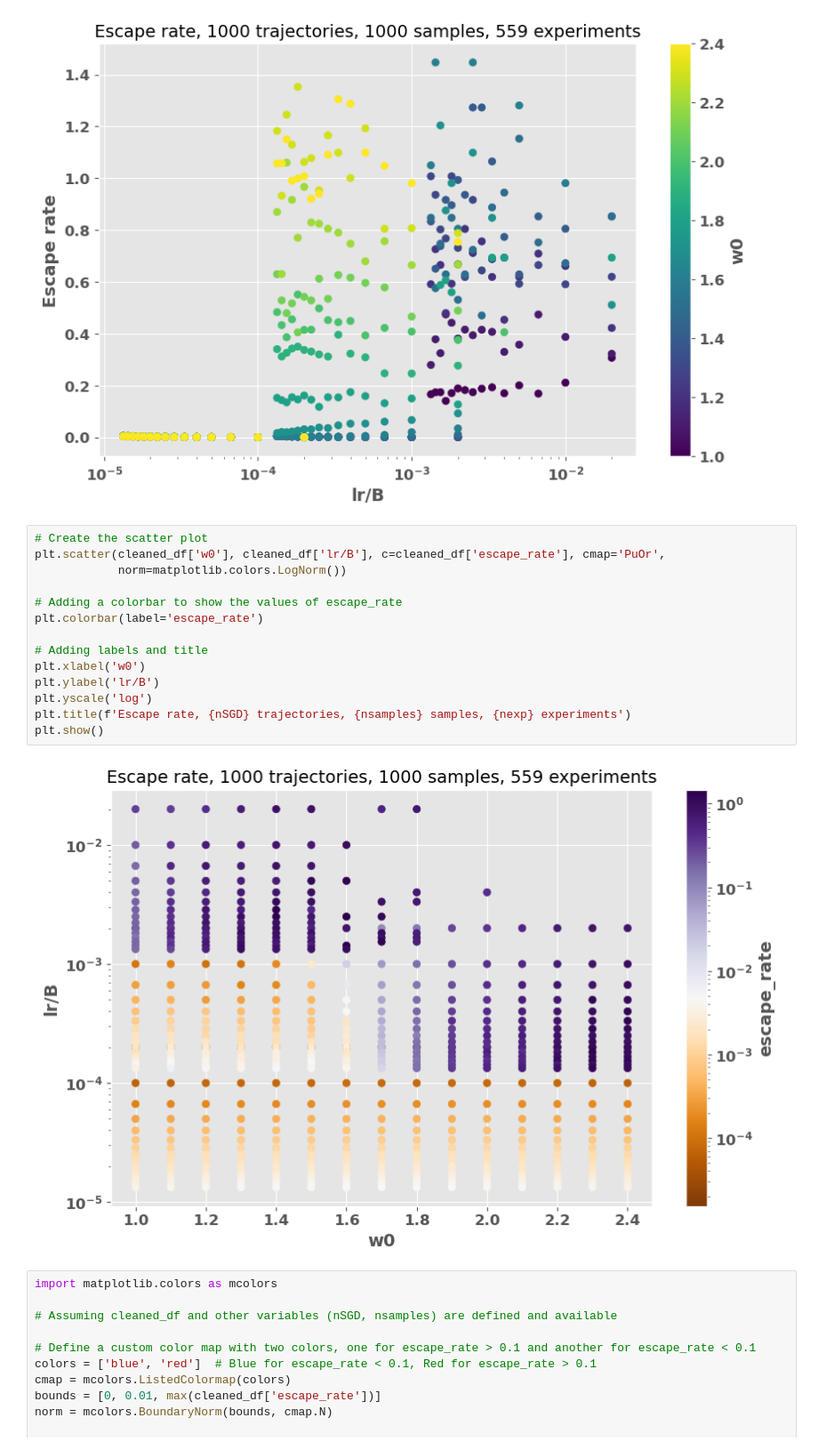
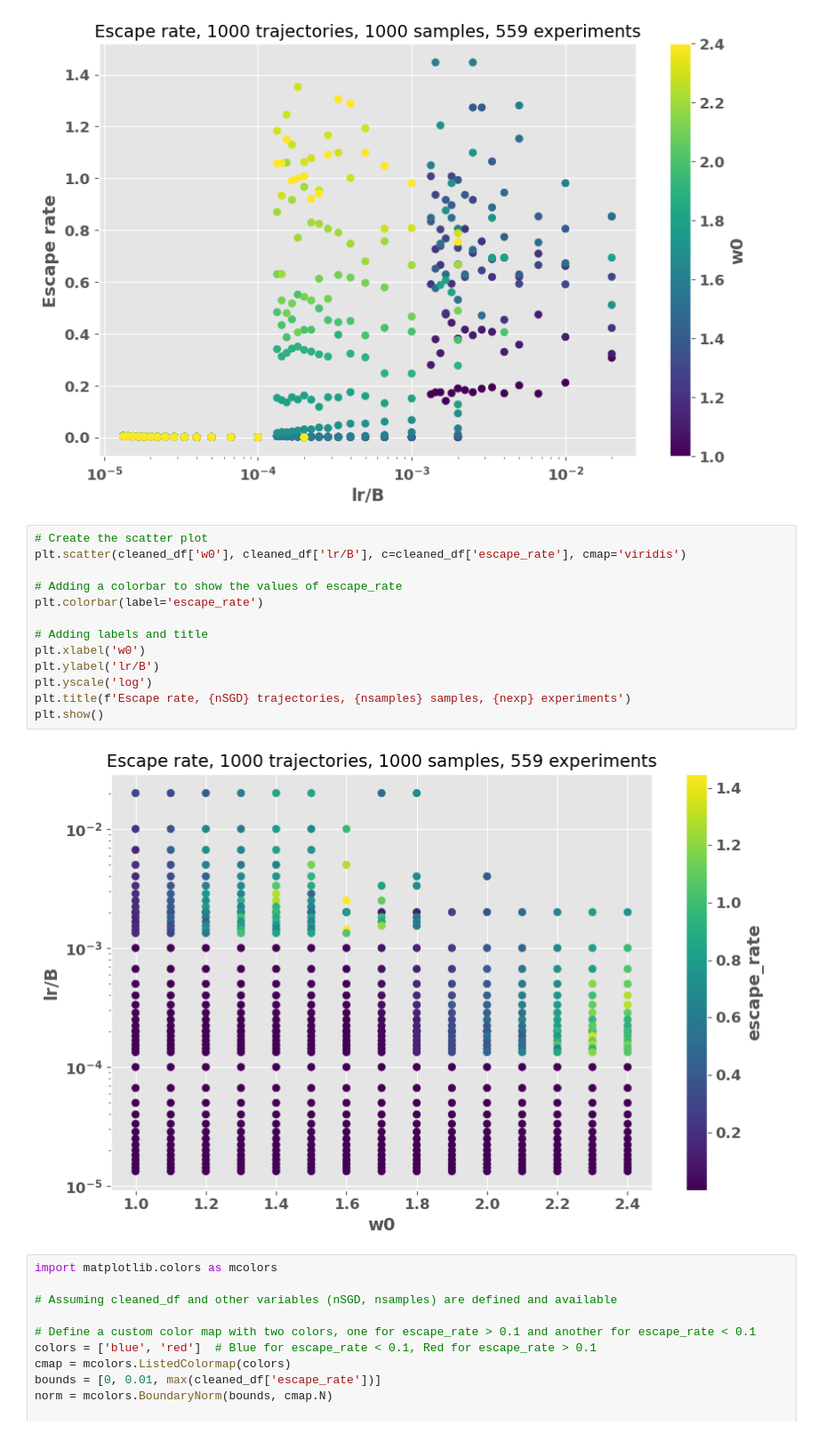
Before and after one commit to gcorlouer/SLTforSGD, a Jupyter notebook: notebooks/phase_diagram.ipynb, the cells around one changed output. Shown at 89% size. Cells and saved outputs as stored; diff of their text form.

```diff
--- a/notebooks/phase_diagram.ipynb
+++ b/notebooks/phase_diagram.ipynb
@@ -155,20 +183,19 @@ plt.show()
 [figure]
 # %%
 # Create the scatter plot
-plt.scatter(cleaned_df['w0'], cleaned_df['lr/B'], c=cleaned_df['escape_rate'], cmap='PuOr',
-            norm=matplotlib.colors.LogNorm())
+plt.scatter(cleaned_df['w0'], cleaned_df['lr/B'], c=cleaned_df['escape_rate'], cmap='viridis')
 
 # Adding a colorbar to show the values of escape_rate
 plt.colorbar(label='escape_rate')
 
 # Adding labels and title
 plt.xlabel('w0')
 plt.ylabel('lr/B')
 plt.yscale('log')
 plt.title(f'Escape rate, {nSGD} trajectories, {nsamples} samples, {nexp} experiments')
 plt.show()
 # %% [output]
-[figure, old version]
+[figure, new version]
 # %%
 import matplotlib.colors as mcolors
 
```
Also changed, not shown: parts of 3 cells of this notebook, 6 other files.
